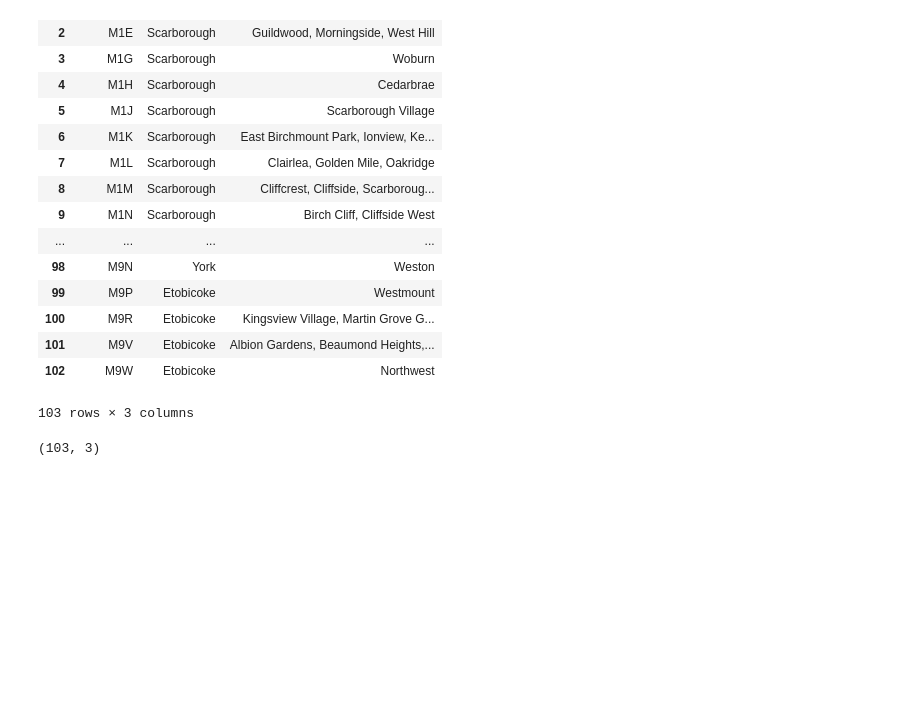
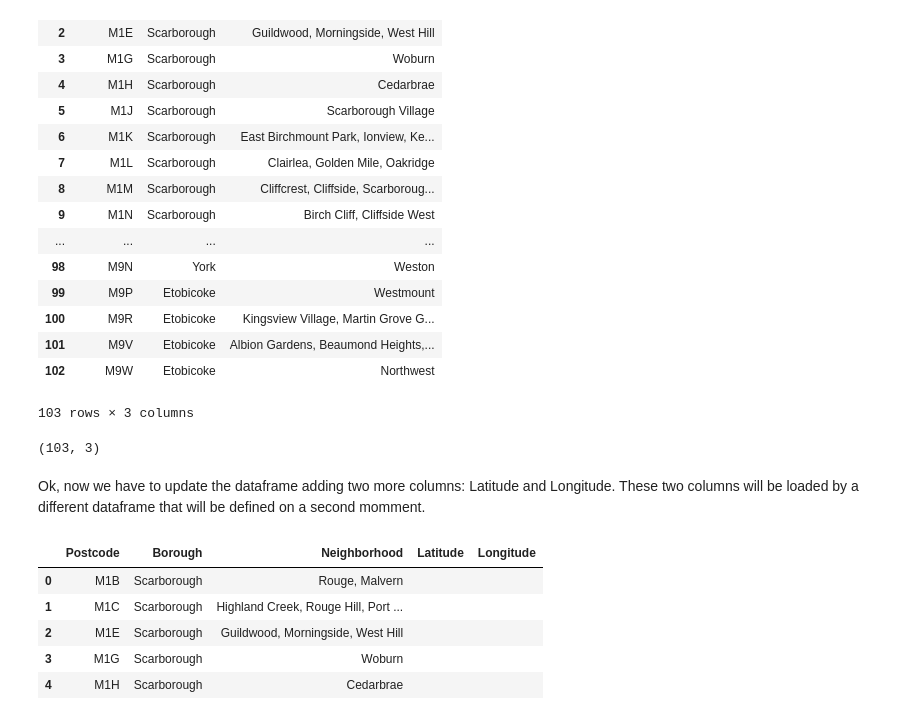
Before and after one commit to Vieweger/coursera_capstone, a Jupyter notebook: Week 3 - Applied Data Science Capstone .ipynb, the cells around one changed output. Cells and saved outputs as stored; diff of their text form; code cells hidden in the pictures; blank space fills up the shorter version.

```diff
--- a/Week 3 - Applied Data Science Capstone .ipynb
+++ b/Week 3 - Applied Data Science Capstone .ipynb
@@ -110,3 +113,17 @@ df_neibors
 df_neibors.shape
 # %% [output]
 (103, 3)
+# %% [markdown]
+Ok, now we have to update the dataframe adding two more columns: Latitude and Longitude. These two columns will be loaded by a different dataframe that will be defined on a second momment.
+# %%
+df_neibors['Latitude'] = ''
+df_neibors['Longitude'] = ''
+
+df_neibors.head()
+# %% [output]
+|  | Postcode | Borough | Neighborhood | Latitude | Longitude |
+| 0 | M1B | Scarborough | Rouge, Malvern |  |  |
+| 1 | M1C | Scarborough | Highland Creek, Rouge Hill, Port ... |  |  |
+| 2 | M1E | Scarborough | Guildwood, Morningside, West Hill |  |  |
+| 3 | M1G | Scarborough | Woburn |  |  |
+| 4 | M1H | Scarborough | Cedarbrae |  |  |
```
Also changed, not shown: parts of 9 cells of this notebook.
